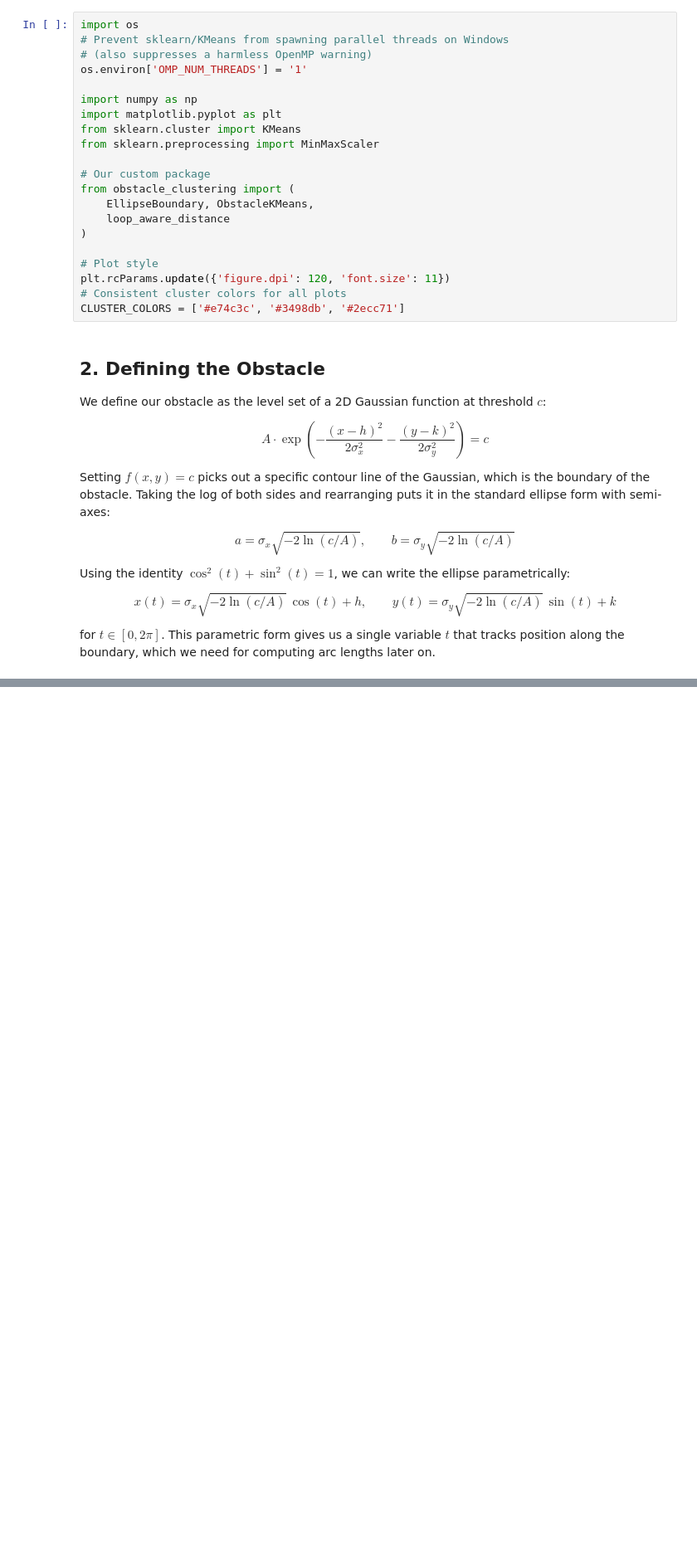
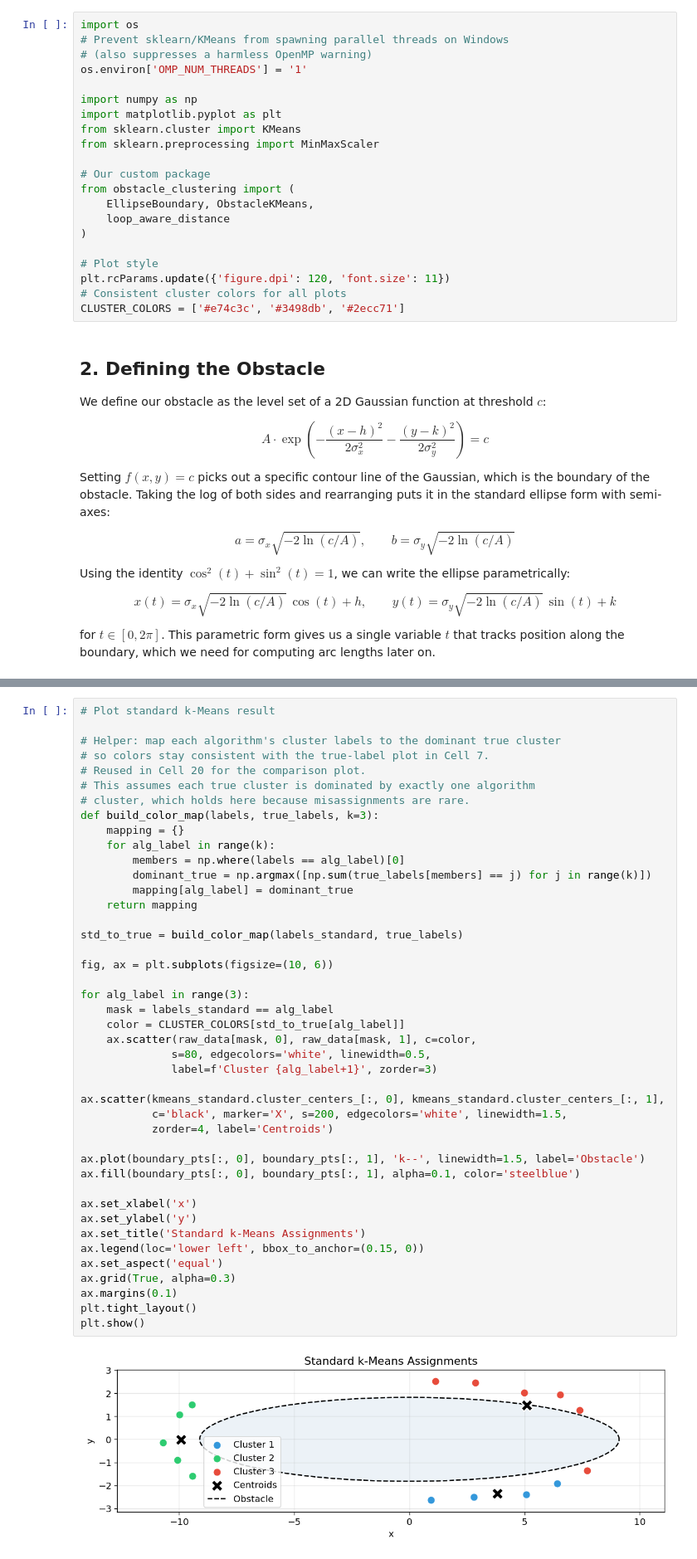
Before and after one commit to Michele-75/obstacle-aware-clustering, a Jupyter notebook: notebooks/01_toy_problem_ellipse.ipynb, the cells around one changed output, grey strips where cells are left out. Shown at 83% size. Drawn from its saved outputs; the diff is of its cells as text; blank space fills up the shorter version.

```diff
--- a/notebooks/01_toy_problem_ellipse.ipynb
+++ b/notebooks/01_toy_problem_ellipse.ipynb
@@ -449,0 +202,45 @@ This allows the algorithm to find clusters that are both spatially coherent arou
+# %%
+# Plot standard k-Means result
+
+# Helper: map each algorithm's cluster labels to the dominant true cluster
+# so colors stay consistent with the true-label plot in Cell 7.
+# Reused in Cell 20 for the comparison plot.
+# This assumes each true cluster is dominated by exactly one algorithm
+# cluster, which holds here because misassignments are rare.
+def build_color_map(labels, true_labels, k=3):
+    mapping = {}
+    for alg_label in range(k):
+        members = np.where(labels == alg_label)[0]
+        dominant_true = np.argmax([np.sum(true_labels[members] == j) for j in range(k)])
+        mapping[alg_label] = dominant_true
+    return mapping
+
+std_to_true = build_color_map(labels_standard, true_labels)
+
+fig, ax = plt.subplots(figsize=(10, 6))
+
+for alg_label in range(3):
+    mask = labels_standard == alg_label
+    color = CLUSTER_COLORS[std_to_true[alg_label]]
+    ax.scatter(raw_data[mask, 0], raw_data[mask, 1], c=color,
+              s=80, edgecolors='white', linewidth=0.5,
+              label=f'Cluster {alg_label+1}', zorder=3)
+
+ax.scatter(kmeans_standard.cluster_centers_[:, 0], kmeans_standard.cluster_centers_[:, 1],
+           c='black', marker='X', s=200, edgecolors='white', linewidth=1.5,
+           zorder=4, label='Centroids')
+
+ax.plot(boundary_pts[:, 0], boundary_pts[:, 1], 'k--', linewidth=1.5, label='Obstacle')
+ax.fill(boundary_pts[:, 0], boundary_pts[:, 1], alpha=0.1, color='steelblue')
+
+ax.set_xlabel('x')
+ax.set_ylabel('y')
+ax.set_title('Standard k-Means Assignments')
+ax.legend(loc='lower left', bbox_to_anchor=(0.15, 0))
+ax.set_aspect('equal')
+ax.grid(True, alpha=0.3)
+ax.margins(0.1)
+plt.tight_layout()
+plt.show()
+# %% [output]
+[figure, added]
```
Also changed, not shown: parts of 36 cells of this notebook.
